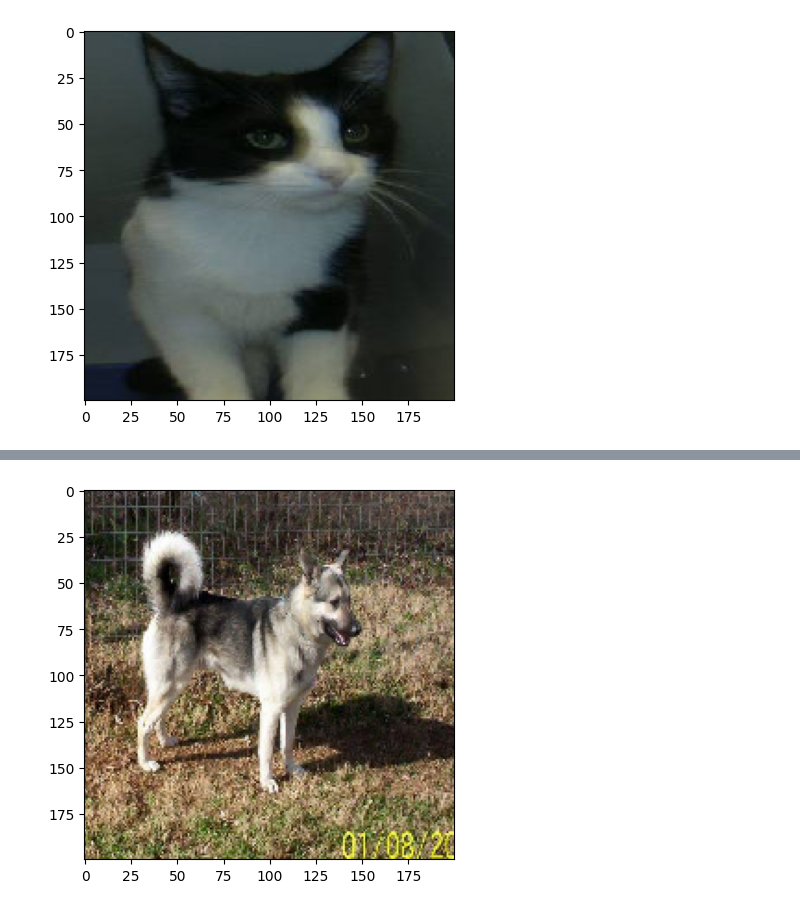
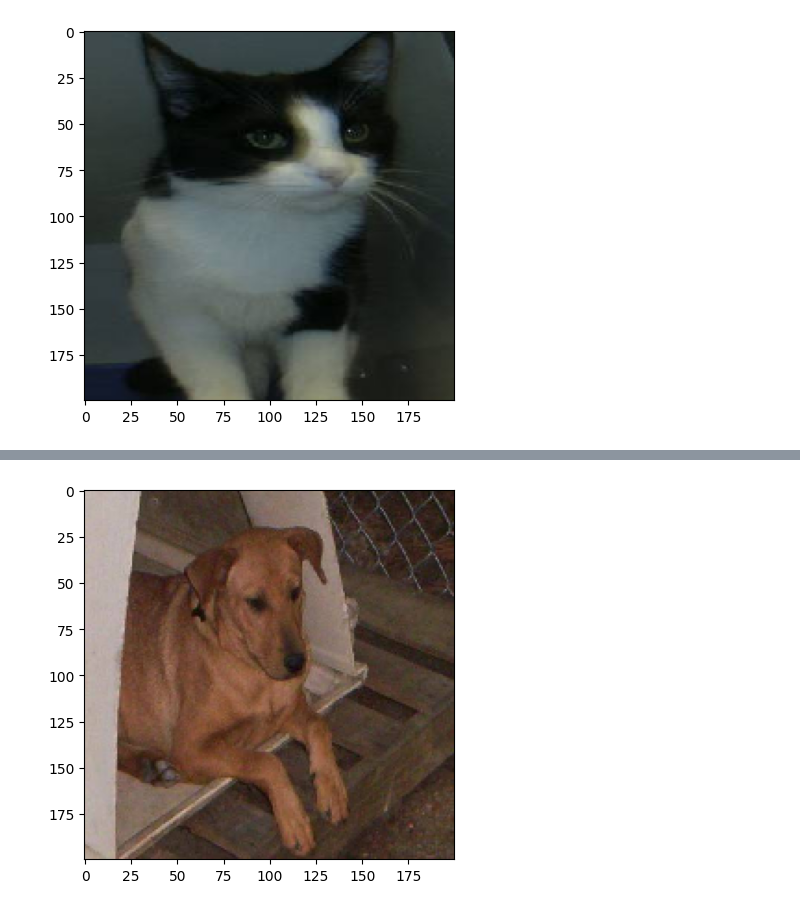
Before and after one commit to mohalkarushikesh/Cat-vs.-Dog-classifier-using-CNN, a Jupyter notebook: Cat_Dog_Classifier_CNN.ipynb, the cells around one changed output, grey strips where cells are left out. Cells and saved outputs as stored; diff of their text form; code cells hidden in the pictures.

```diff
--- a/Cat_Dog_Classifier_CNN.ipynb
+++ b/Cat_Dog_Classifier_CNN.ipynb
@@ -202,5 +202,5 @@ predict_image('/root/.keras/datasets/cats_and_dogs_filtered/train/cats/cat.340.j
 Cat
 [figure]
 # %%
-predict_image('/root/.keras/datasets/cats_and_dogs_filtered/train/dogs/dog.80.jpg')
+predict_image('/root/.keras/datasets/cats_and_dogs_filtered/train/dogs/dog.100.jpg')
 # %% [output]
@@ -209 +209 @@ Cat
-[figure, old version]
+[figure, new version]
```
Also changed, not shown: parts of 1 cell of this notebook.
